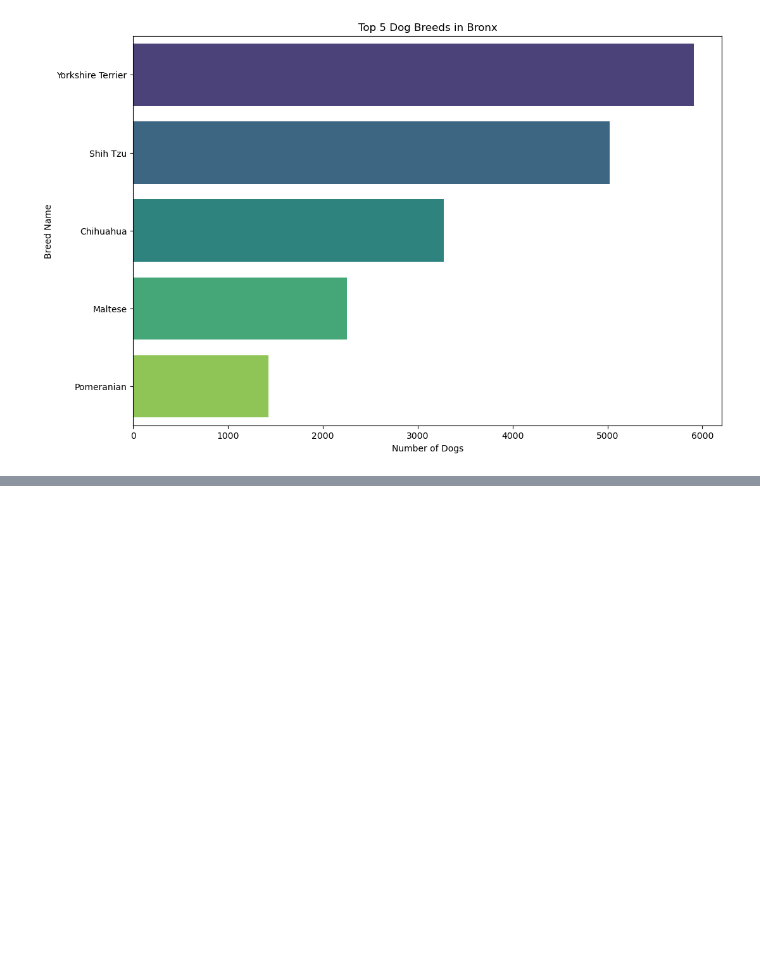
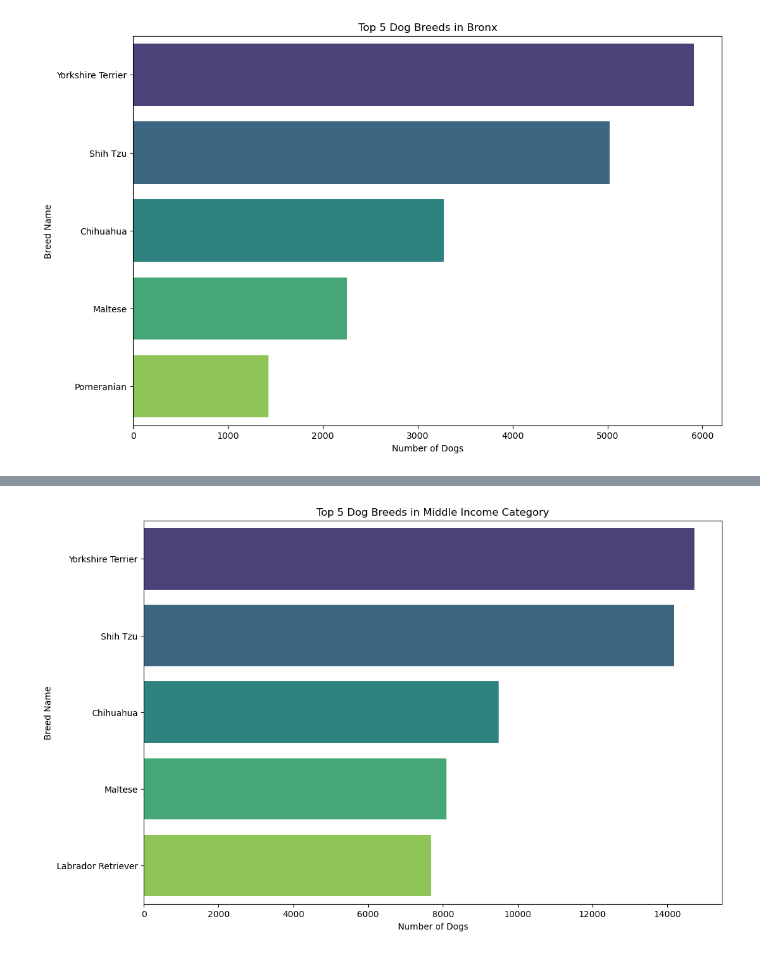
Before and after one commit to sylHut/tailored_tails, a Jupyter notebook: project_4_SH.ipynb, the cells around one changed output, grey strips where cells are left out. Saved outputs shown, nothing was run; the diff lists cells and outputs as text; code cells hidden in the pictures; blank space fills up the shorter version.

```diff
--- a/project_4_SH.ipynb
+++ b/project_4_SH.ipynb
@@ -695,0 +768,20 @@ plt.show()
+# %%
+# Dog Breeds owned by middle income cateory
+# Filter the DataFrame for only Middle Income group
+middle_income_dogs = merged_demo_t50_df[merged_demo_t50_df['IncomeClass'] == 'middle']
+
+# Count the occurrences of each dog breed in Manhattan
+breed_counts = middle_income_dogs['BreedName'].value_counts().reset_index()
+breed_counts.columns = ['BreedName', 'Count']
+
+# Plotting using seaborn
+plt.figure(figsize=(12, 8))
+sns.barplot(x='Count', y='BreedName', data=breed_counts[:5], palette='viridis')
+
+plt.title('Top 5 Dog Breeds in Middle Income Category')
+plt.xlabel('Number of Dogs')
+plt.ylabel('Breed Name')
+
+plt.show()
+# %% [output]
+[figure, added]
```
Also changed, not shown: parts of 6 cells of this notebook.
